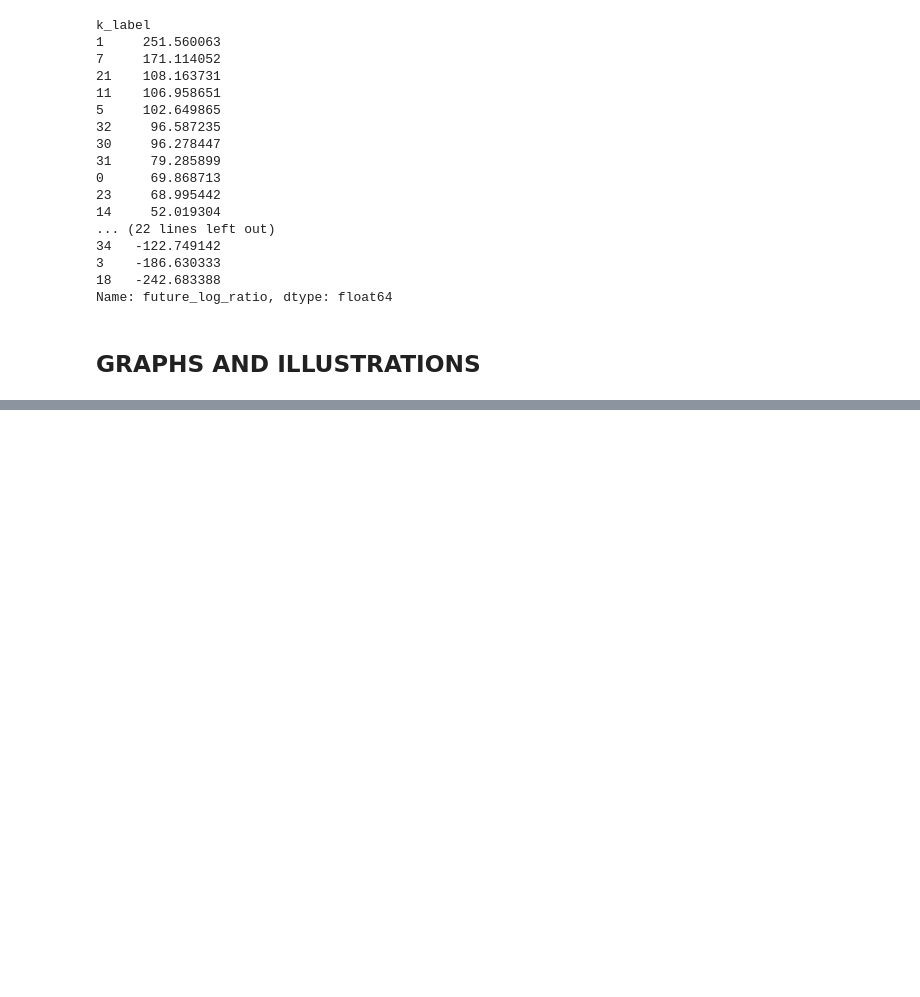
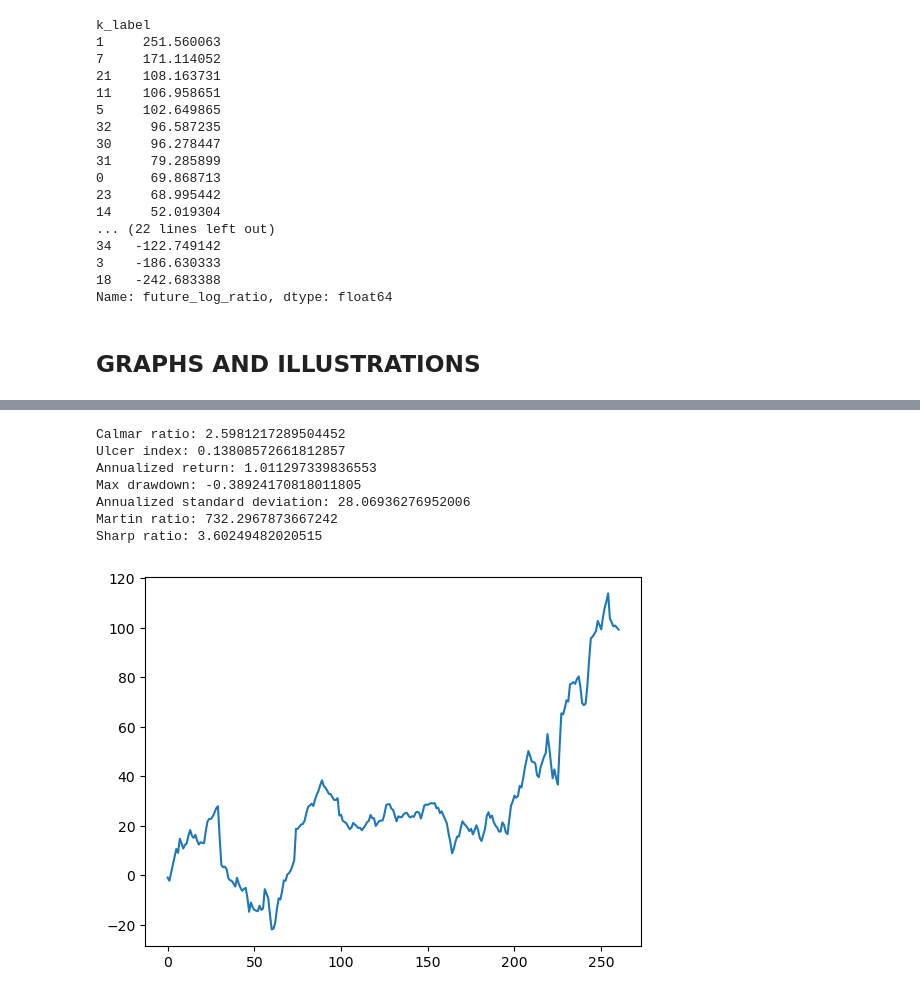
Before and after one commit to EngineerDanny/robust_algo_trader, a Jupyter notebook: kmeans/perceptually_important.ipynb, the cells around one changed output, grey strips where cells are left out. Drawn from its saved outputs; the diff is of its cells as text; code cells hidden in the pictures; blank space fills up the shorter version.

```diff
--- a/kmeans/perceptually_important.ipynb
+++ b/kmeans/perceptually_important.ipynb
@@ -261,35 +275,39 @@ pips_y_df.hist(bins=100)
 # %%
 import ffn as ffn
 import empyrical as ep
 
-test_k_label = 14
-test_pips_y_copy_df = train_pips_y_df[(train_pips_y_df['k_label'] == test_k_label)]
+m_k_label = 29
+test_pips_y_copy_df = train_pips_y_df[(train_pips_y_df['k_label'] == m_k_label)]
 test_k_label_cumsum = test_pips_y_copy_df['future_log_ratio'].cumsum()
 test_k_label_cumsum = test_k_label_cumsum.reset_index(drop=True)
 test_k_label_cumsum.plot()
 
 # Add a constant value to the series
 test_k_label_cumsum = test_k_label_cumsum + 100
 n_period = 252
 # n_period = len(test_k_label_cumsum)
 rf = 0.01
 
 first_return = test_k_label_cumsum.iloc[0]
 last_return = test_k_label_cumsum.iloc[-1]
 annualized_return = (last_return/first_return) ** (1 / 1) - 1
 annualized_std = test_k_label_cumsum.std()
 ulcer_index = m_ulcer_index(test_k_label_cumsum)
 max_drawdown = ffn.calc_max_drawdown(test_k_label_cumsum)
-martin_ratio = (annualized_return*100 - rf) / ulcer_index
-sharp_ratio = (annualized_return*100 - rf) / annualized_std
-calmar_ratio = percent_return / abs(max_drawdown)
-print("Calmar ratio:", calmar_ratio)
-print("Annualized return:", annualized_return)
-print("Annualized standard deviation:", annualized_std)
-print("Ulcer index:", ulcer_index)
-print("Martin ratio:", martin_ratio)
-print("Max drawdown:", max_drawdown)
-print("Sharp ratio:", sharp_ratio)
+calmar_ratio = annualized_return / abs(max_drawdown)
+print("Calmar ratio:", calmar_ratio) # must not be less than 2
+print("Ulcer index:", ulcer_index) # must be less than 0.15
+print("Annualized return:", annualized_return) # must be greater than 0.5
+print("Max drawdown:", max_drawdown) # must be less than 0.3
+# %% [output]
+Calmar ratio: 2.5981217289504452
+Ulcer index: 0.13808572661812857
+Annualized return: 1.011297339836553
+Max drawdown: -0.38924170818011805
+Annualized standard deviation: 28.06936276952006
+Martin ratio: 732.2967873667242
+Sharp ratio: 3.60249482020515
+[figure, added]
 # %%
 np.random.seed(5)
 # X = pips_y_df_np
```
Also changed, not shown: parts of 4 cells of this notebook.
